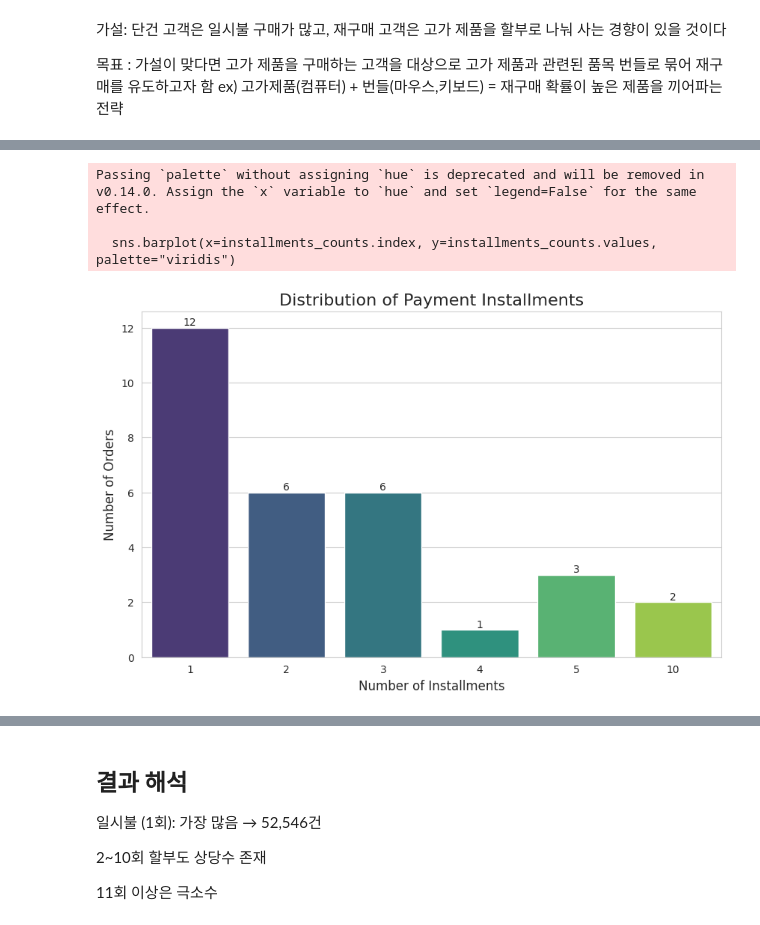
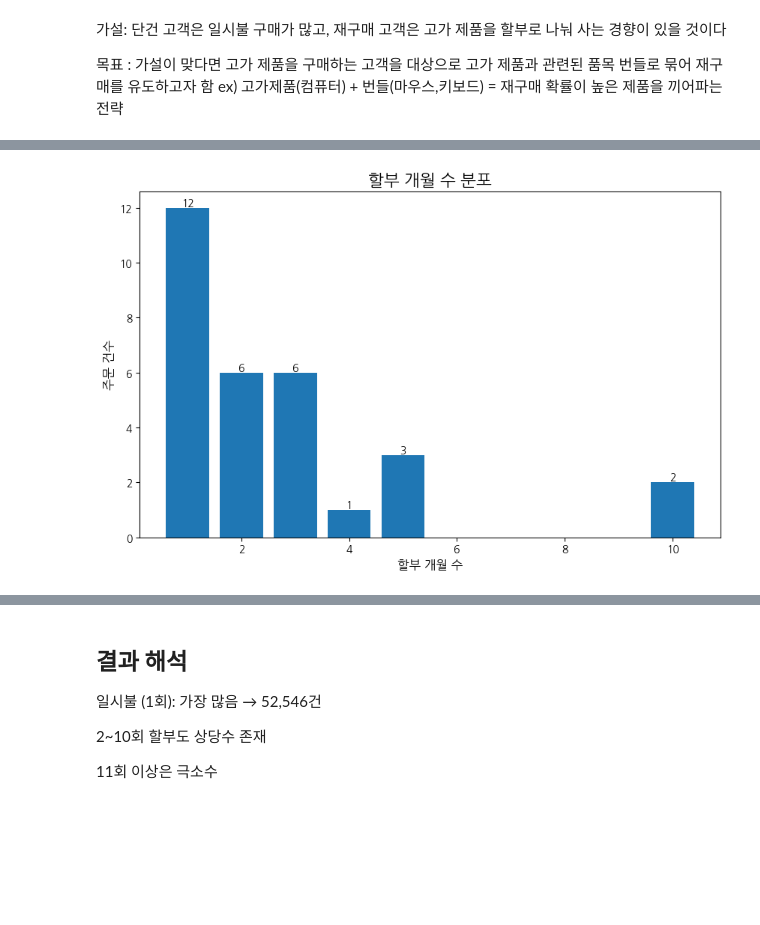
Before and after one commit to seongulalala/olist_project, a Jupyter notebook: analysis/olist_repurchase_analysis.ipynb, the cells around one changed output, grey strips where cells are left out. Cells and saved outputs as stored; diff of their text form; code cells hidden in the pictures; blank space fills up the shorter version.

```diff
--- a/analysis/olist_repurchase_analysis.ipynb
+++ b/analysis/olist_repurchase_analysis.ipynb
@@ -536,37 +563,24 @@ order_payments['payment_installments'].value_counts().sort_index()
 # %%
+import matplotlib.pyplot as plt
+import koreanize_matplotlib
 import pandas as pd
-import matplotlib.pyplot as plt
-import seaborn as sns
 
-# Assuming order_payments DataFrame is already loaded and contains 'payment_installments'
-# For demonstration purposes, let's create a sample order_payments DataFrame
 data = {'payment_installments': [1, 1, 2, 3, 1, 5, 2, 1, 3, 4, 1, 10, 2, 3, 1, 5, 1, 2, 3, 1, 1, 2, 3, 1, 5, 1, 2, 3, 1, 10]}
 order_payments = pd.DataFrame(data)
 
-# Calculate the value counts and sort them
 installments_counts = order_payments['payment_installments'].value_counts().sort_index()
 
-# Set a style for the plots (optional, but makes them look nicer)
-sns.set_style("whitegrid")
+plt.figure(figsize=(10, 6))
+plt.bar(installments_counts.index, installments_counts.values)
 
-# Create the bar plot
-plt.figure(figsize=(10, 6)) # Adjust figure size as needed
-sns.barplot(x=installments_counts.index, y=installments_counts.values, palette="viridis")
+plt.title('할부 개월 수 분포', fontsize=16)
+plt.xlabel('할부 개월 수', fontsize=12)
+plt.ylabel('주문 건수', fontsize=12)
 
-# Add labels and title
-plt.title('Distribution of Payment Installments', fontsize=16)
-plt.xlabel('Number of Installments', fontsize=12)
-plt.ylabel('Number of Orders', fontsize=12)
+for x, y in zip(installments_counts.index, installments_counts.values):
+    plt.text(x, y, str(y), ha='center', va='bottom')
 
-# Add value labels on top of the bars for better readability
-for index, value in enumerate(installments_counts.values):
-    plt.text(index, value, str(value), ha='center', va='bottom')
-
-# Show the plot
 plt.show()
 # %% [output]
-Passing `palette` without assigning `hue` is deprecated and will be removed in v0.14.0. Assign the `x` variable to `hue` and set `legend=False` for the same effect.
-
-  sns.barplot(x=installments_counts.index, y=installments_counts.values, palette="viridis")
-[figure, old version]
+[figure, new version]
 # %%
```
Also changed, not shown: parts of 19 cells of this notebook, 1 other file.
